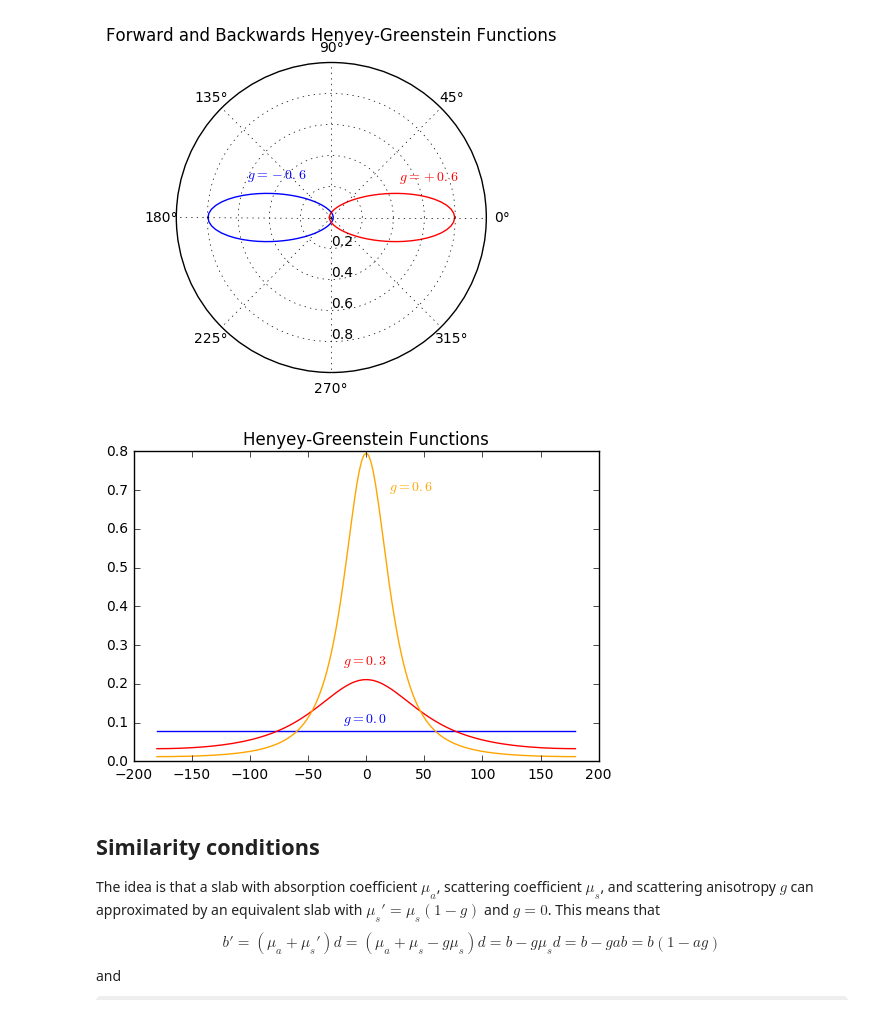
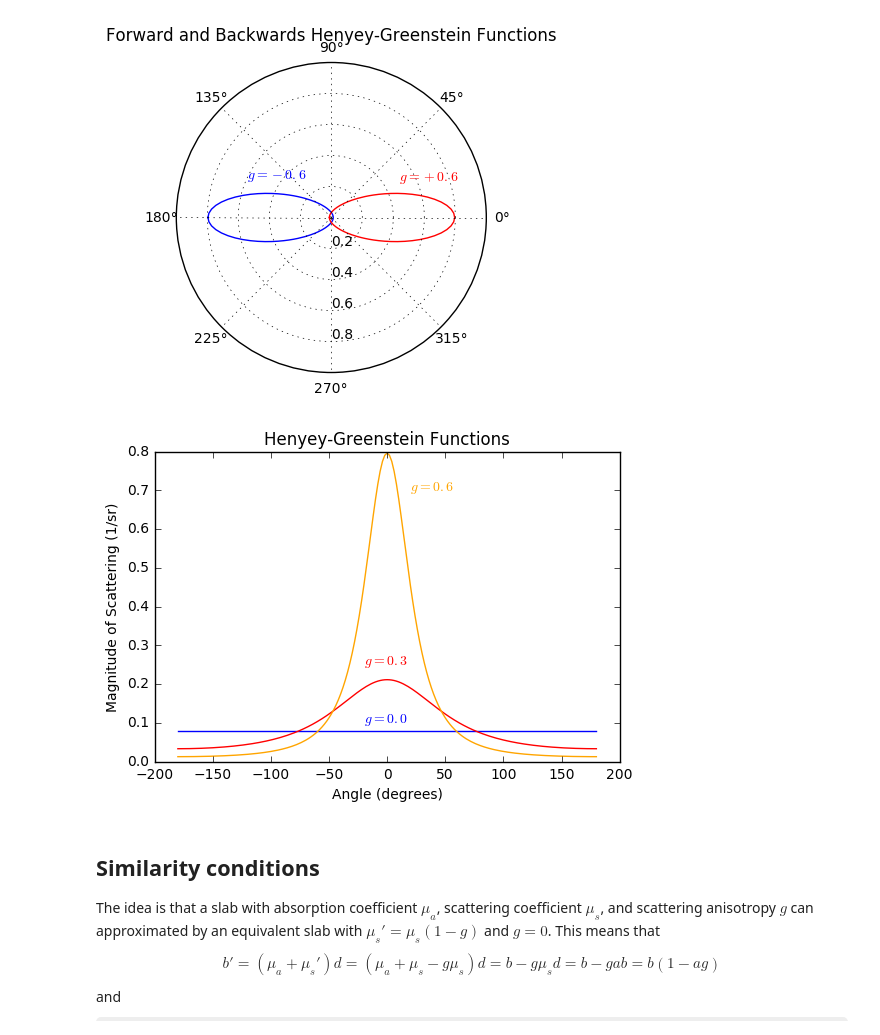
Before and after one commit to scottprahl/iadpython, a Jupyter notebook: doc/Adding-Doubling-Basics.ipynb, the cells around one changed output. Drawn from its saved outputs; the diff is of its cells as text; code cells hidden in the pictures; some formulas as TeX source.

```diff
--- a/doc/Adding-Doubling-Basics.ipynb
+++ b/doc/Adding-Doubling-Basics.ipynb
@@ -225,20 +224,21 @@ plt.show()
 # %%
 angles = np.linspace(-180,180,181)
 mu = np.cos(angles*np.pi/180.0)
-hgscatter = hg(g,mu)
 
 ax = plt.subplot(111)
 ax.plot(angles,hg( 0.0,mu),color='blue')
 ax.plot(angles,hg( 0.3,mu),color='red')
 ax.plot(angles,hg( 0.6,mu),color='orange')
 ax.annotate(r'$g=0.6$',xy=(20,0.7),color='orange')
 ax.annotate(r'$g=0.3$',xy=(-20,0.25),color='red')
 ax.annotate(r'$g=0.0$',xy=(-20,0.1),color='blue')
+ax.set_xlabel('Angle (degrees)')
+ax.set_ylabel('Magnitude of Scattering (1/sr)')
 
 ax.set_title('Henyey-Greenstein Functions')
 plt.show()
 # %% [output]
-[figure, old version]
+[figure, new version]
 # %% [markdown]
 ## Similarity conditions
 
```
Also changed, not shown: parts of 2 cells of this notebook.
